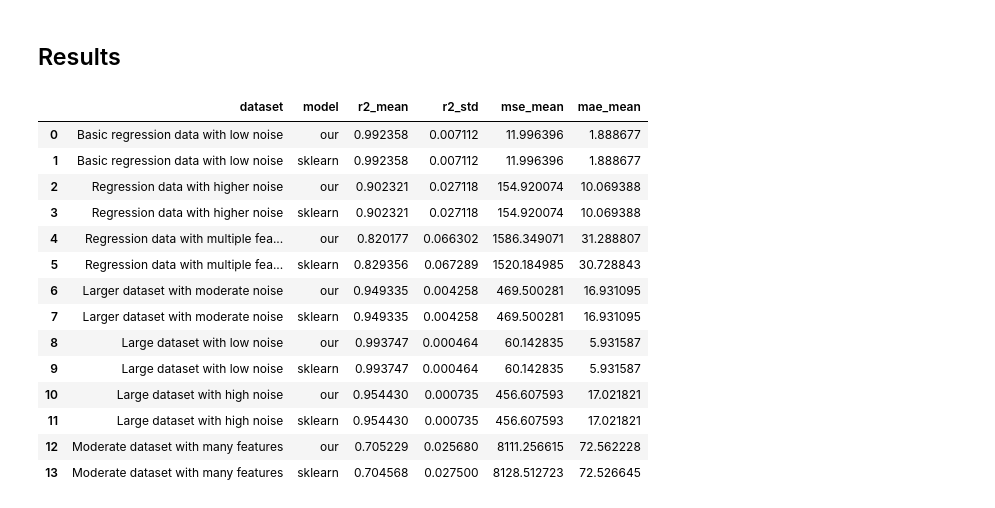
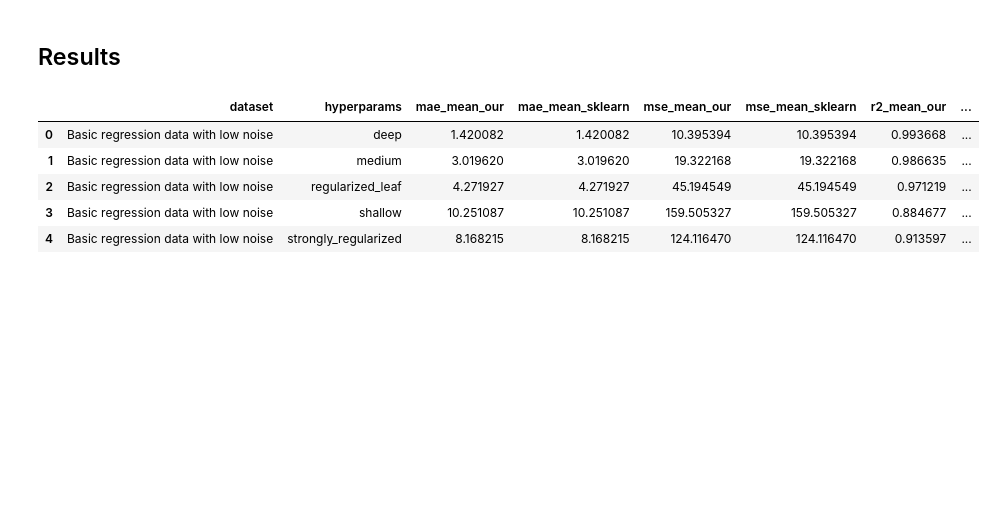
Before and after one commit to tomashobza/tuw_ml_ex2, a Jupyter notebook: regression_tree_testing.ipynb, the cells around one changed output. Saved outputs shown, nothing was run; the diff lists cells and outputs as text; code cells hidden in the pictures; blank space fills up the shorter version.

```diff
--- a/regression_tree_testing.ipynb
+++ b/regression_tree_testing.ipynb
@@ -28,6 +28,24 @@ def generate_regression_data(n_samples=100, n_features=1, noise=0.1, random_stat
   print("First 5 samples of X:\n", X[:5])
   print("First 5 samples of y:\n", y[:5])
   return X, y
+
+"""Evaluate a regression model using cross-validation and return performance metrics."""
+def evaluate_model(model, X, y, cv=5):
+    cv_results = cross_validate(
+        model,
+        X,
+        y,
+        cv=cv,
+        scoring=["r2", "neg_mean_squared_error", "neg_mean_absolute_error"],
+        return_train_score=False,
+    )
+
+    return {
+        "r2_mean": np.mean(cv_results["test_r2"]),
+        "r2_std":  np.std(cv_results["test_r2"]),
+        "mse_mean": -np.mean(cv_results["test_neg_mean_squared_error"]),
+        "mae_mean": -np.mean(cv_results["test_neg_mean_absolute_error"]),
+    }
 # %% [markdown]
 ## Definition of testing configurations
 # %%
@@ -149,21 +211,27 @@ sklearn  | R²: 0.705 ± 0.028 | MSE: 8128.513 | MAE: 72.527
 ## Results
 # %%
 df = pd.DataFrame(results)
-df
+paired = (
+    df.pivot_table(
+        index=["dataset", "hyperparams"],
+        columns="model",
+        values=["r2_mean", "mse_mean", "mae_mean"]
+    )
+)
+
+paired.columns = ["_".join(col) for col in paired.columns]
+paired = paired.reset_index()
+
+paired["r2_diff"]  = paired["r2_mean_our"]  - paired["r2_mean_sklearn"]
+paired["mse_diff"] = paired["mse_mean_our"] - paired["mse_mean_sklearn"]
+paired["mae_diff"] = paired["mae_mean_our"] - paired["mae_mean_sklearn"]
+
+paired.head()
 # %% [output]
-|  | dataset | model | r2_mean | r2_std | mse_mean | mae_mean |
-| 0 | Basic regression data with low noise | our | 0.992358 | 0.007112 | 11.996396 | 1.888677 |
-| 1 | Basic regression data with low noise | sklearn | 0.992358 | 0.007112 | 11.996396 | 1.888677 |
-| 2 | Regression data with higher noise | our | 0.902321 | 0.027118 | 154.920074 | 10.069388 |
-| 3 | Regression data with higher noise | sklearn | 0.902321 | 0.027118 | 154.920074 | 10.069388 |
-| 4 | Regression data with multiple fea... | our | 0.820177 | 0.066302 | 1586.349071 | 31.288807 |
-| 5 | Regression data with multiple fea... | sklearn | 0.829356 | 0.067289 | 1520.184985 | 30.728843 |
-| 6 | Larger dataset with moderate noise | our | 0.949335 | 0.004258 | 469.500281 | 16.931095 |
-| 7 | Larger dataset with moderate noise | sklearn | 0.949335 | 0.004258 | 469.500281 | 16.931095 |
-| 8 | Large dataset with low noise | our | 0.993747 | 0.000464 | 60.142835 | 5.931587 |
-| 9 | Large dataset with low noise | sklearn | 0.993747 | 0.000464 | 60.142835 | 5.931587 |
-| 10 | Large dataset with high noise | our | 0.954430 | 0.000735 | 456.607593 | 17.021821 |
-| 11 | Large dataset with high noise | sklearn | 0.954430 | 0.000735 | 456.607593 | 17.021821 |
-| 12 | Moderate dataset with many features | our | 0.705229 | 0.025680 | 8111.256615 | 72.562228 |
-| 13 | Moderate dataset with many features | sklearn | 0.704568 | 0.027500 | 8128.512723 | 72.526645 |
+|  | dataset | hyperparams | mae_mean_our | mae_mean_sklearn | mse_mean_our | mse_mean_sklearn | r2_mean_our | ... |
+| 0 | Basic regression data with low noise | deep | 1.420082 | 1.420082 | 10.395394 | 10.395394 | 0.993668 | ... |
+| 1 | Basic regression data with low noise | medium | 3.019620 | 3.019620 | 19.322168 | 19.322168 | 0.986635 | ... |
+| 2 | Basic regression data with low noise | regularized_leaf | 4.271927 | 4.271927 | 45.194549 | 45.194549 | 0.971219 | ... |
+| 3 | Basic regression data with low noise | shallow | 10.251087 | 10.251087 | 159.505327 | 159.505327 | 0.884677 | ... |
+| 4 | Basic regression data with low noise | strongly_regularized | 8.168215 | 8.168215 | 124.116470 | 124.116470 | 0.913597 | ... |
 # %%
```
Also changed, not shown: parts of 7 cells of this notebook, 3 other files.
